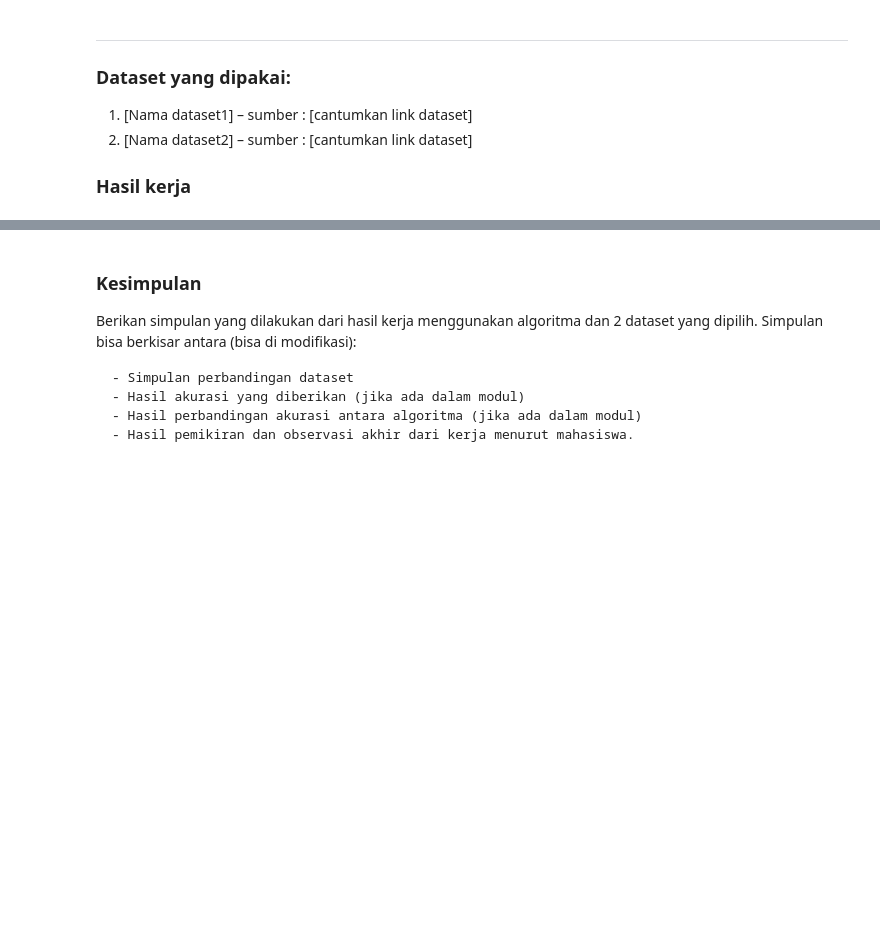
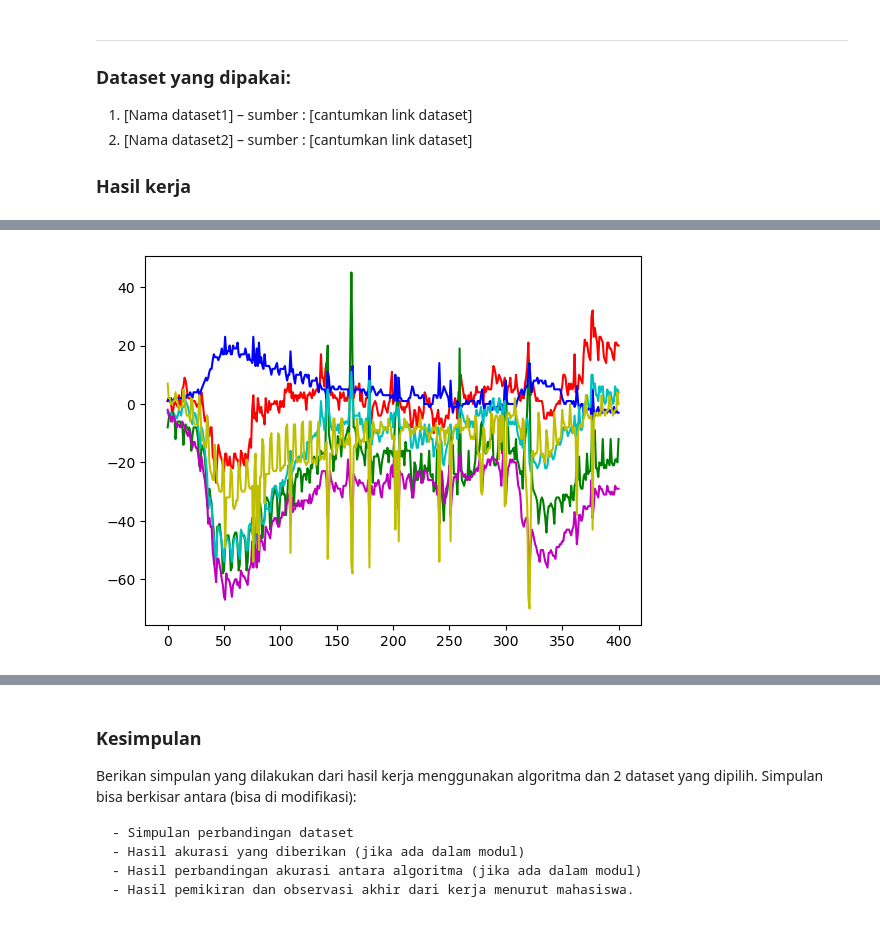
Before and after one commit to antoniuskevin15/ML-J, a Jupyter notebook: IF540L_kelas_A_laporan_MXX_45444_Antonius Kevin.ipynb, the cells around one changed output, grey strips where cells are left out. Cells and saved outputs as stored; diff of their text form; code cells hidden in the pictures; blank space fills up the shorter version.

```diff
--- a/IF540L_kelas_A_laporan_MXX_45444_Antonius Kevin.ipynb
+++ b/IF540L_kelas_A_laporan_MXX_45444_Antonius Kevin.ipynb
@@ -88,9 +148,8 @@ Index(['iso', 'country', 'date',
        'health_index'],
       dtype='object')
 # %%
-covid.drop(columns=['iso', 'country', 'date',
-       'confirmed_deaths', 'gov_response_stringency_index', 'total_tests',
-       'total_vaccinations', 'people_vaccinated', 'people_fully_vaccinated',
-       'gdp_ppp_per_capita', 'population', 'population_density',
+covid.drop(columns=['iso', 'country',
+       'gov_response_stringency_index', 'people_fully_vaccinated', 'population',
+       'gdp_ppp_per_capita', 'population_density',
        'human_development_index', 'pop_age_above_65_percentage',
        'health_index'], inplace=True)
@@ -107,8 +191,3 @@ confirmed_cases                                       0
 dtype: int64
 # %%
-covid.dropna(subset=['grocery_and_pharmacy_percent_change_from_baseline',
-       'parks_percent_change_from_baseline',
-       'residential_percent_change_from_baseline',
-       'retail_and_recreation_percent_change_from_baseline',
-       'transit_stations_percent_change_from_baseline',
-       'workplaces_percent_change_from_baseline',], inplace=True)
+covid.dropna(subset=['total_tests'], inplace=True)
@@ -149,6 +266,6 @@ covid.info()
 # %%
 moved_column = covid.pop("confirmed_cases")
 # %%
-covid.insert(12, "confirmed_cases", moved_column)
+covid.insert(10, "confirmed_cases", moved_column)
 # %%
 covid.head()
@@ -173,5 +298,5 @@ array([[-2.000000e+00, -8.000000e+00,  1.000000e+00, ...,  1.000000e+00,
 # %%
-X = covid_data[:, 0:6]
+X = covid_data[:,0:10]
 # %%
 X.shape
 # %% [output]
@@ -212,3 +327,13 @@ array([      0.,       0.,       0.,       0.,       0.,       0.,
 from sklearn.preprocessing import MinMaxScaler
 from sklearn.preprocessing import StandardScaler
 from sklearn.model_selection import train_test_split
+# %%
+plt.plot(X[:,0], color="r", label="grocery")
+plt.plot(X[:,1], color="g", label="park")
+plt.plot(X[:,2], color="b", label="residential")
+plt.plot(X[:,3], color="c", label="retail")
+plt.plot(X[:,4], color="m", label="transit")
+plt.plot(X[:,5], color="y", label="workplace")
+plt.show()
+# %% [output]
+[figure, added]
```
Also changed, not shown: parts of 49 cells of this notebook.
